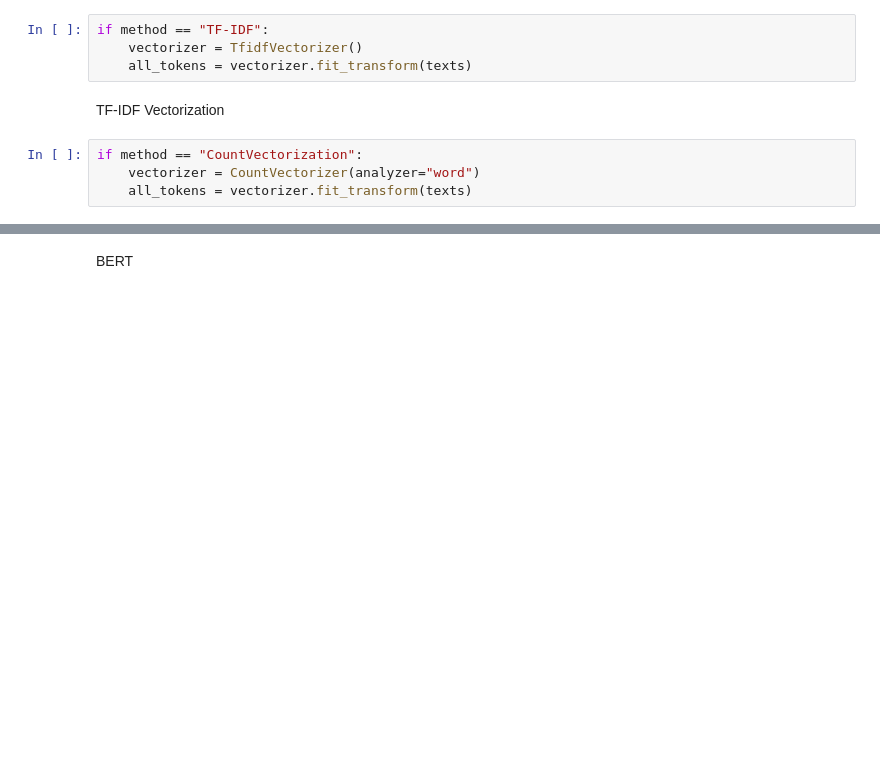
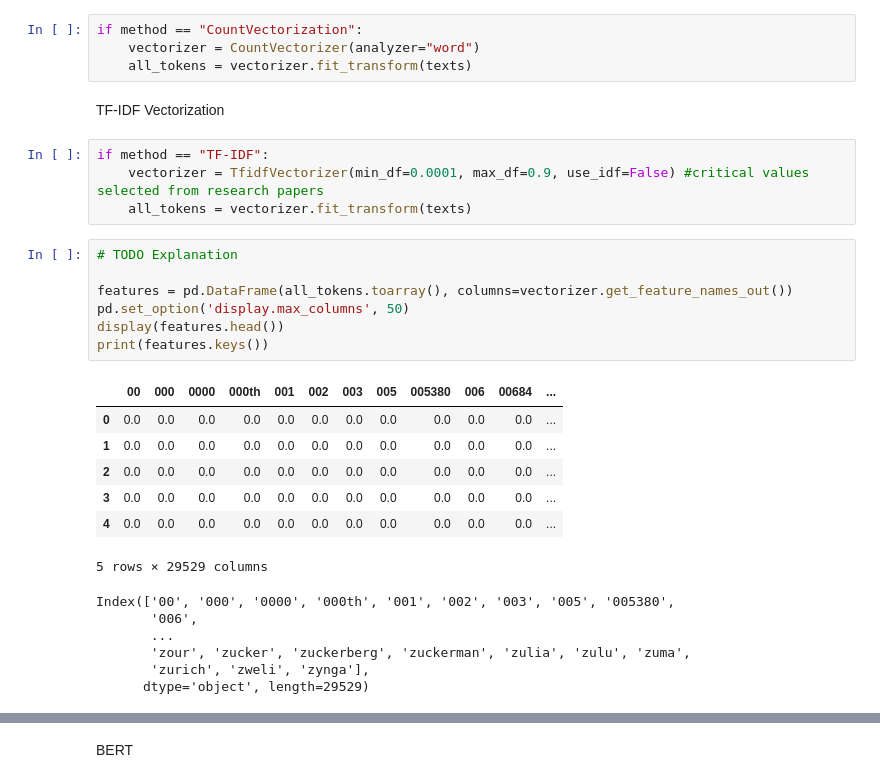
Before and after one commit to tnowak1502/data-mining-project, a Jupyter notebook: transformation.ipynb, the cells around one changed output, grey strips where cells are left out. Cells and saved outputs as stored; diff of their text form; blank space fills up the shorter version.

```diff
--- a/transformation.ipynb
+++ b/transformation.ipynb
@@ -18,12 +19,33 @@ method = "TF-IDF"
 # %% [markdown]
 Count Vectorization
 # %%
-if method == "TF-IDF":
-    vectorizer = TfidfVectorizer()
+if method == "CountVectorization":
+    vectorizer = CountVectorizer(analyzer="word")
     all_tokens = vectorizer.fit_transform(texts)
 # %% [markdown]
 TF-IDF Vectorization
-# %%
-if method == "CountVectorization":
-    vectorizer = CountVectorizer(analyzer="word")
-    all_tokens = vectorizer.fit_transform(texts)
+# %%
+if method == "TF-IDF":
+    vectorizer = TfidfVectorizer(min_df=0.0001, max_df=0.9, use_idf=False) #critical values selected from research papers
+    all_tokens = vectorizer.fit_transform(texts)
+# %%
+# TODO Explanation
+
+features = pd.DataFrame(all_tokens.toarray(), columns=vectorizer.get_feature_names_out())
+pd.set_option('display.max_columns', 50)
+display(features.head())
+print(features.keys())
+# %% [output]
+|  | 00 | 000 | 0000 | 000th | 001 | 002 | 003 | 005 | 005380 | 006 | 00684 | ... |
+| 0 | 0.0 | 0.0 | 0.0 | 0.0 | 0.0 | 0.0 | 0.0 | 0.0 | 0.0 | 0.0 | 0.0 | ... |
+| 1 | 0.0 | 0.0 | 0.0 | 0.0 | 0.0 | 0.0 | 0.0 | 0.0 | 0.0 | 0.0 | 0.0 | ... |
+| 2 | 0.0 | 0.0 | 0.0 | 0.0 | 0.0 | 0.0 | 0.0 | 0.0 | 0.0 | 0.0 | 0.0 | ... |
+| 3 | 0.0 | 0.0 | 0.0 | 0.0 | 0.0 | 0.0 | 0.0 | 0.0 | 0.0 | 0.0 | 0.0 | ... |
+| 4 | 0.0 | 0.0 | 0.0 | 0.0 | 0.0 | 0.0 | 0.0 | 0.0 | 0.0 | 0.0 | 0.0 | ... |
+5 rows × 29529 columns
+Index(['00', '000', '0000', '000th', '001', '002', '003', '005', '005380',
+       '006',
+       ...
+       'zour', 'zucker', 'zuckerberg', 'zuckerman', 'zulia', 'zulu', 'zuma',
+       'zurich', 'zweli', 'zynga'],
+      dtype='object', length=29529)
```
Also changed, not shown: parts of 4 cells of this notebook, 8 other files.
